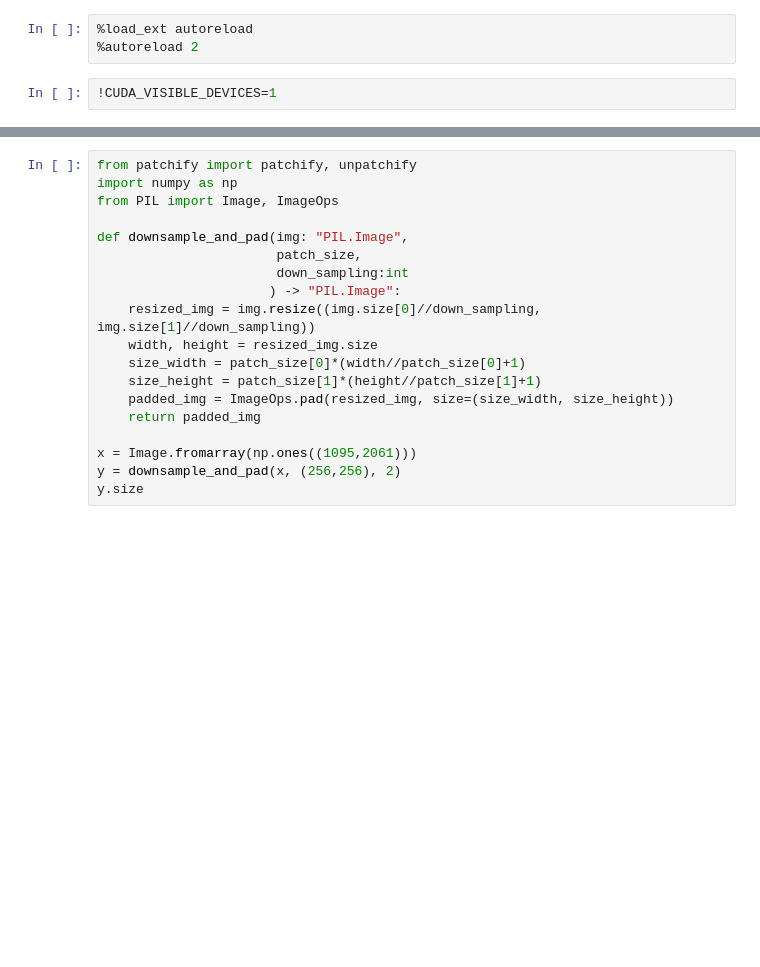
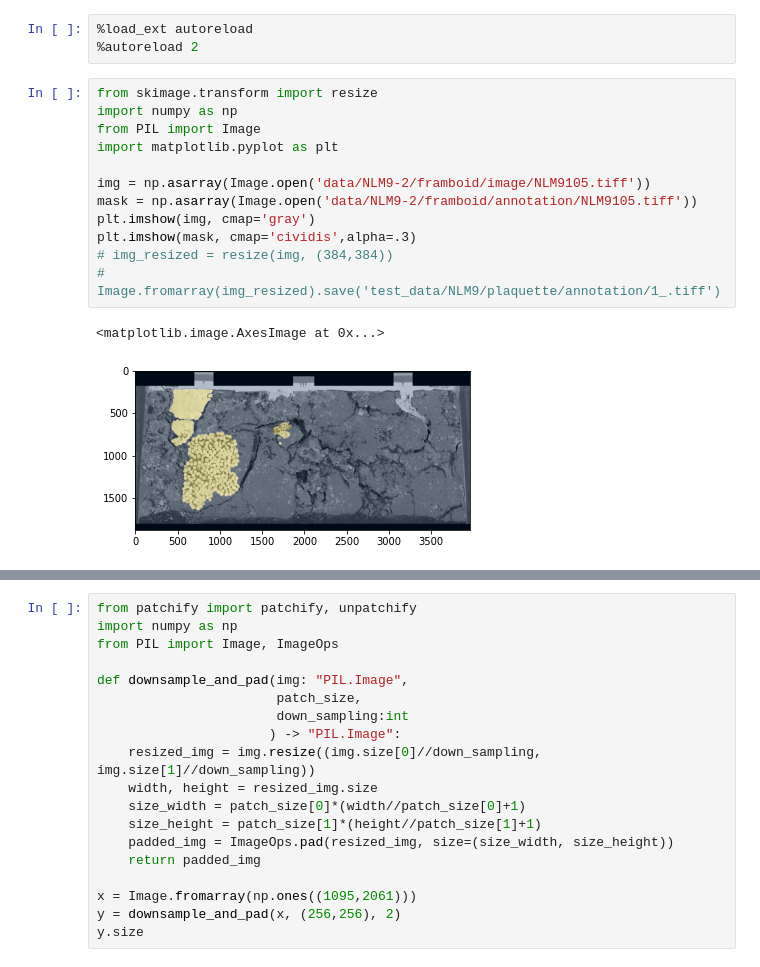
Before and after one commit to poyentung/few-shot-segmenter, a Jupyter notebook: dev.ipynb, the cells around one changed output, grey strips where cells are left out. Saved outputs shown, nothing was run; the diff lists cells and outputs as text; blank space fills up the shorter version.

```diff
--- a/dev.ipynb
+++ b/dev.ipynb
@@ -1,5 +1,18 @@
 # %%
 %load_ext autoreload
 %autoreload 2
-# %%
-!CUDA_VISIBLE_DEVICES=1
+# %%
+from skimage.transform import resize
+import numpy as np
+from PIL import Image
+import matplotlib.pyplot as plt
+
+img = np.asarray(Image.open('data/NLM9-2/framboid/image/NLM9105.tiff'))
+mask = np.asarray(Image.open('data/NLM9-2/framboid/annotation/NLM9105.tiff'))
+plt.imshow(img, cmap='gray')
+plt.imshow(mask, cmap='cividis',alpha=.3)
+# img_resized = resize(img, (384,384))
+# Image.fromarray(img_resized).save('test_data/NLM9/plaquette/annotation/1_.tiff')
+# %% [output]
+<matplotlib.image.AxesImage at 0x...>
+[figure, added]
```
Also changed, not shown: parts of 12 cells of this notebook, 5 other files.
